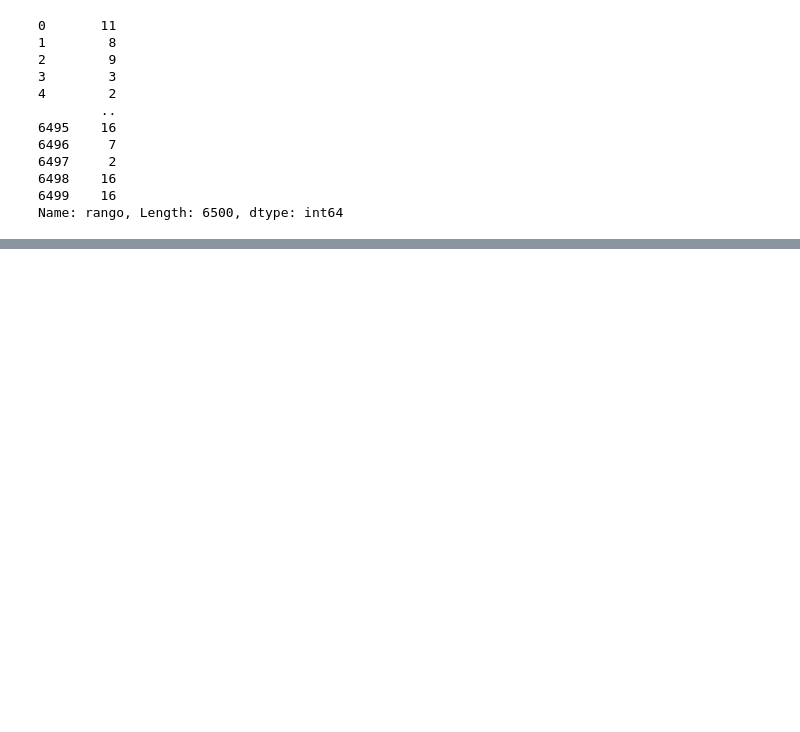
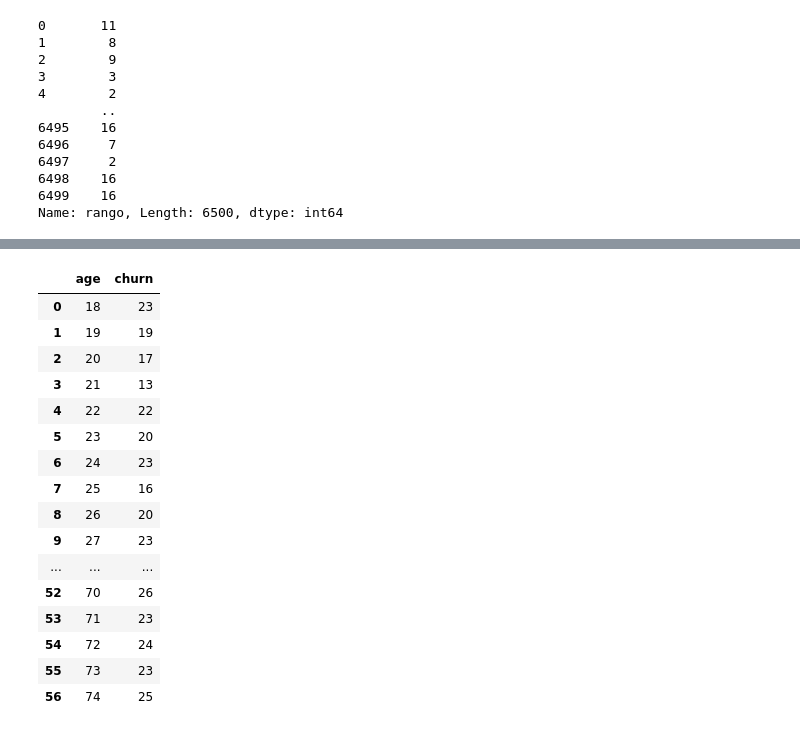
Before and after one commit to Faabrisgro/proyecto_final_mundose, a Jupyter notebook: proyecto_final.ipynb, the cells around one changed output, grey strips where cells are left out. Drawn from its saved outputs; the diff is of its cells as text; code cells hidden in the pictures; blank space fills up the shorter version.

```diff
--- a/proyecto_final.ipynb
+++ b/proyecto_final.ipynb
@@ -224,0 +250,21 @@ plt.xticks(rotation=45)
+# %%
+age_df = df_full.groupby('age')['churn'].sum().reset_index()
+age_df
+# %% [output]
+|  | age | churn |
+| 0 | 18 | 23 |
+| 1 | 19 | 19 |
+| 2 | 20 | 17 |
+| 3 | 21 | 13 |
+| 4 | 22 | 22 |
+| 5 | 23 | 20 |
+| 6 | 24 | 23 |
+| 7 | 25 | 16 |
+| 8 | 26 | 20 |
+| 9 | 27 | 23 |
+| ... | ... | ... |
+| 52 | 70 | 26 |
+| 53 | 71 | 23 |
+| 54 | 72 | 24 |
+| 55 | 73 | 23 |
+| 56 | 74 | 25 |
```
Also changed, not shown: parts of 7 cells of this notebook.
